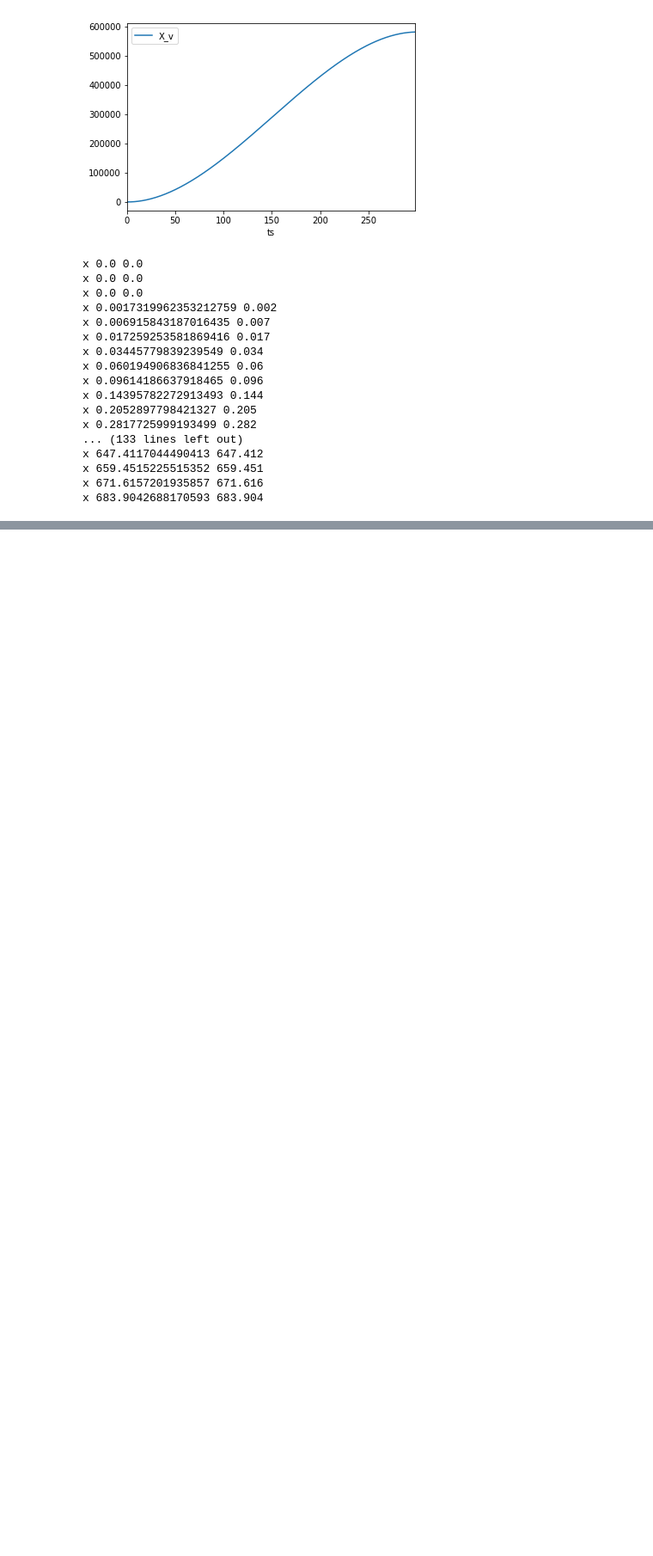
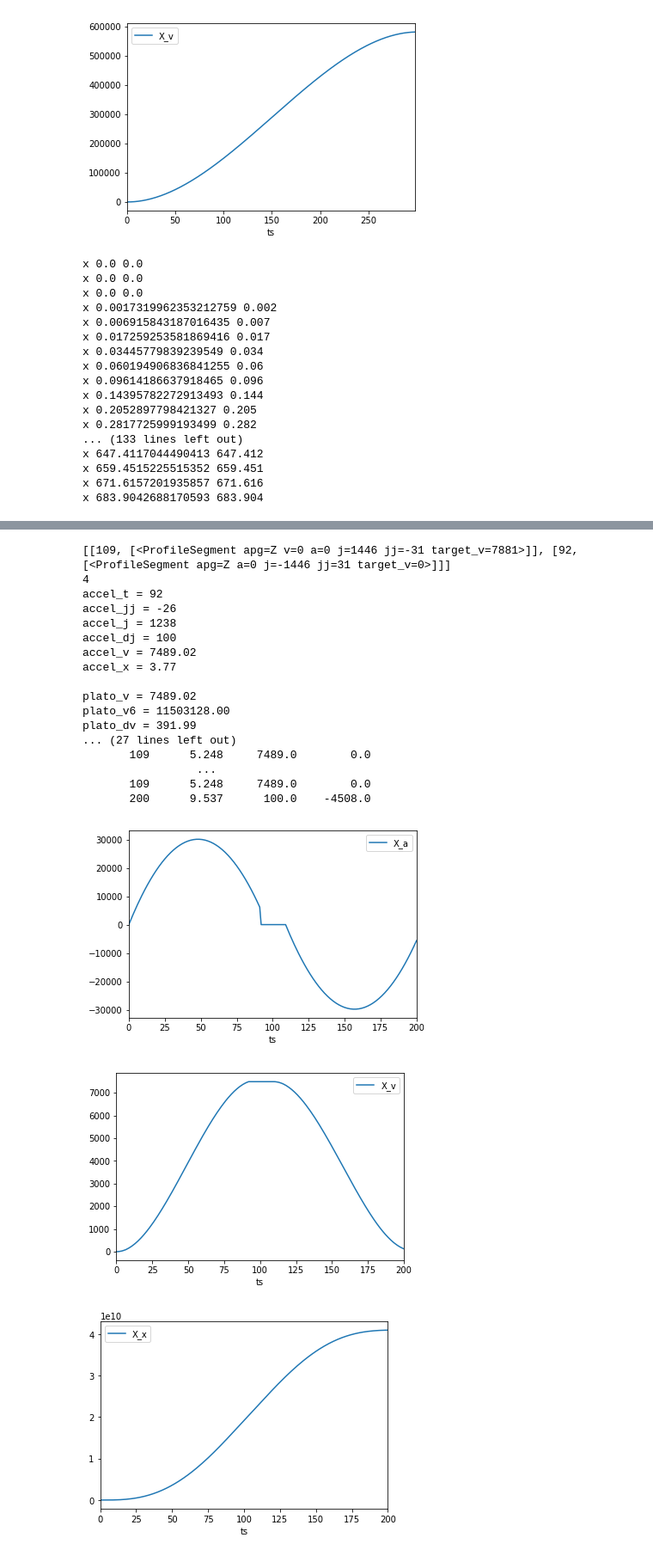
Before and after one commit to sevikkk/valurap, a Jupyter notebook: host_soft/emu/emu.ipynb, the cells around one changed output, grey strips where cells are left out. Shown: that part at 86% size. Saved outputs shown, nothing was run; the diff lists cells and outputs as text; code cells hidden in the pictures; blank space fills up the shorter version.

```diff
--- a/host_soft/emu/emu.ipynb
+++ b/host_soft/emu/emu.ipynb
@@ -648,0 +1152,60 @@ x 683.9042688170593 683.904
+# %%
+target_x = 10
+pr = p.plan_move(Y=target_x, min_dt=200)
+print(pr)
+
+a_plus_p = pr[0][0]
+decel_t = pr[1][0]
+plato_t = a_plus_p - decel_t
+accel_t = decel_t
+target_v = pr[0][1][0].target_v
+
+t = time.time()
+solution = solve_model(in_v=0, target_plato_v=target_v, target_out_v=0,
+                       target_x=target_x, accel_t=accel_t, plato_t=plato_t,
+                       decel_t=decel_t, max_a = 200000)
+t2 = time.time()
+
+print("solving time", (t2-t)*1000)
+
+if solution:
+    apg = p.apgs["X"]
+
+    pr = [
+        [accel_t, [
+            ProfileSegment(apg=apg, j=solution["accel_j"], jj=solution["accel_jj"])
+        ]],
+        [plato_t, [
+            ProfileSegment(apg=apg, j=0, jj=0,a=0, v = solution["plato_v"])
+        ]],
+        [decel_t, [
+            ProfileSegment(apg=apg, j=solution["decel_j"], jj=solution["decel_jj"],
+                                              target_v = 0)
+        ]],
+    ]
+    steps = emulate(pr, False)
+    steps = pd.DataFrame(steps)
+    steps.plot(x = "ts", y = ["X_a"])
+    steps.plot(x = "ts", y = ["X_v"])
+    steps.plot(x = "ts", y = ["X_x"])
+# %% [output]
+[[109, [<ProfileSegment apg=Z v=0 a=0 j=1446 jj=-31 target_v=7881>]], [92, [<ProfileSegment apg=Z a=0 j=-1446 jj=31 target_v=0>]]]
+4
+accel_t = 92
+accel_jj = -26
+accel_j = 1238
+accel_dj = 100
+accel_v = 7489.02
+accel_x = 3.77
+
+plato_v = 7489.02
+plato_v6 = 11503128.00
+plato_dv = 391.99
+... (27 lines left out)
+       109      5.248     7489.0        0.0
+                 ...
+       109      5.248     7489.0        0.0
+       200      9.537      100.0    -4508.0
+[figure, added]
+[figure, added]
+[figure, added]
```
Also changed, not shown: parts of 2 cells of this notebook.
